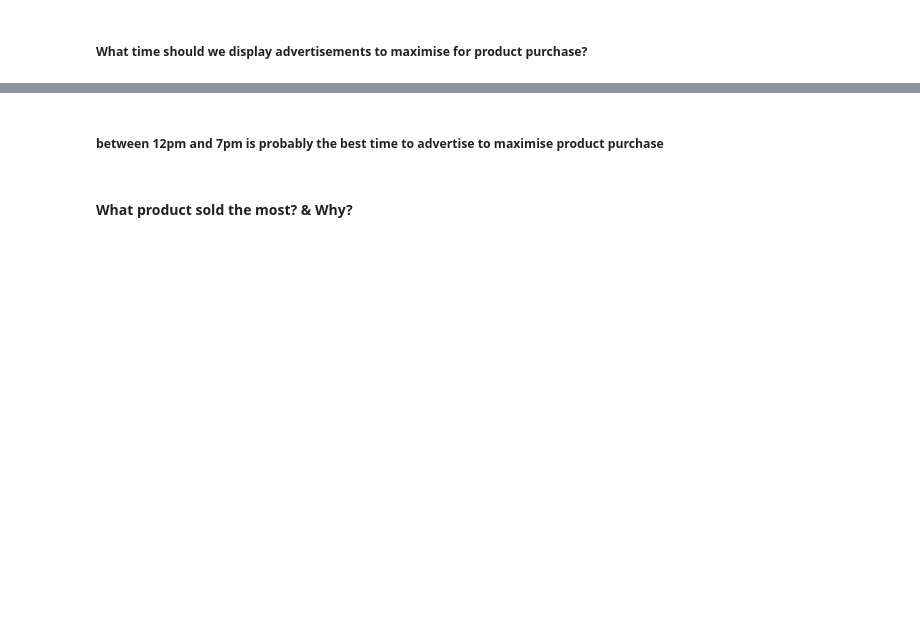
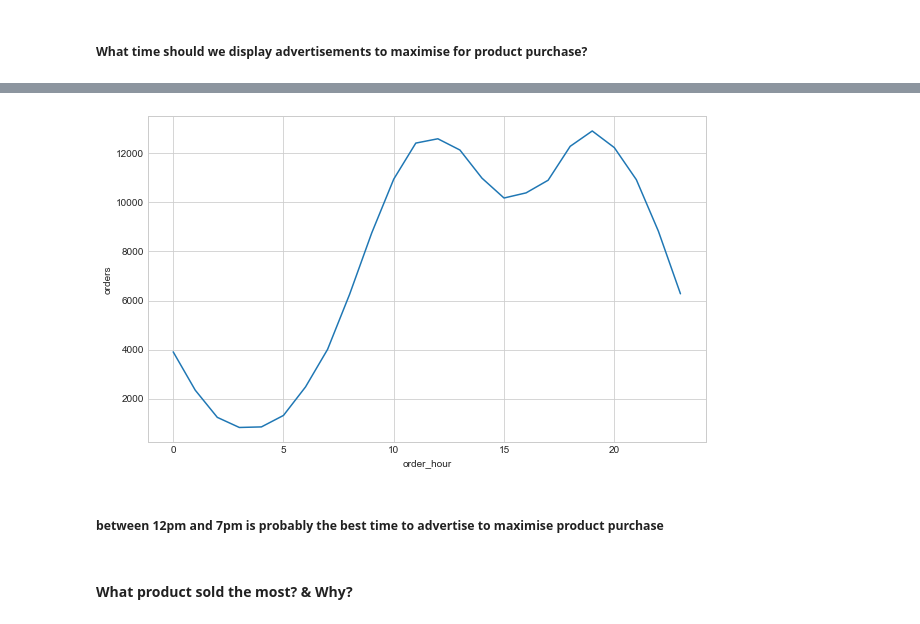
Before and after one commit to Vi-et/project, a Jupyter notebook: Python/5-Sales Data Analysis/Sales_Analysis_Production.ipynb, the cells around one changed output, grey strips where cells are left out. Cells and saved outputs as stored; diff of their text form; code cells hidden in the pictures; blank space fills up the shorter version.

```diff
--- a/Python/5-Sales Data Analysis/Sales_Analysis_Production.ipynb
+++ b/Python/5-Sales Data Analysis/Sales_Analysis_Production.ipynb
@@ -233,0 +247,3 @@ plt.plot(keys,hour)
+# %%
+orders_by_hour = full_data.groupby('order_hour').size()\
+                                                .reset_index()
@@ -234,3 +270,18 @@ plt.plot(keys,hour)
+# %%
+from matplotlib.ticker import (MultipleLocator, AutoMinorLocator)
+fig, ax = plt.subplots(figsize = (10,6))
+
+sns.lineplot(
+    x = 'order_hour',
+    y = 'orders',
+    data = orders_by_hour,
+    ax = ax
+
+)
+
+ax.xaxis.set_minor_locator(MultipleLocator(1))
+# %% [output]
+[figure, added]
 # %% [markdown]
 ##### between 12pm and 7pm is probably the best time to advertise to maximise product purchase
 # %% [markdown]
```
Also changed, not shown: parts of 20 cells of this notebook.
